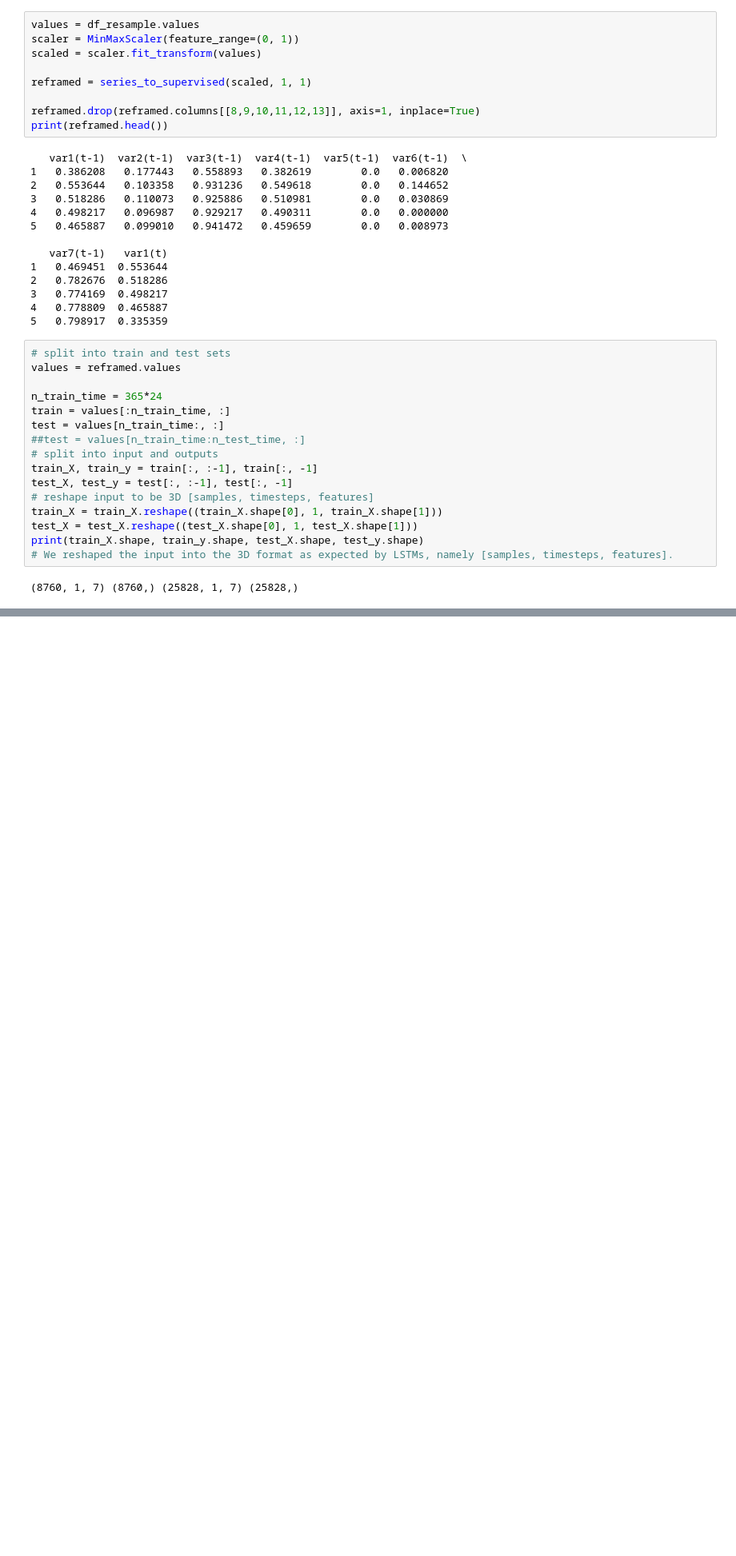
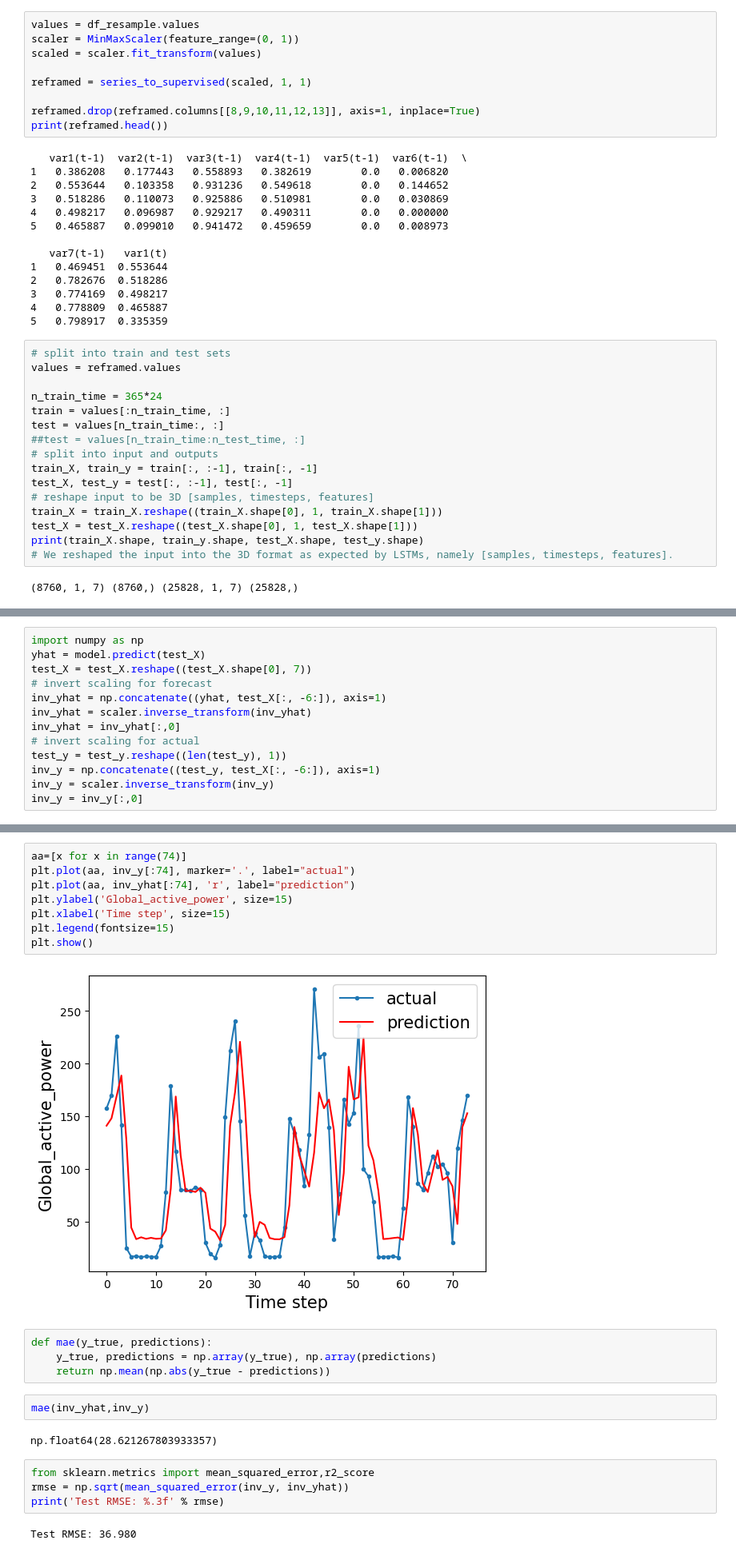
Before and after one commit to imad06/Household-Power-Consumption-Forecasting-Using-Machine-Learning-and-Deep-Learning-Models, a Jupyter notebook: Models/LSTM.ipynb, the cells around one changed output, grey strips where cells are left out. Shown: that part at 80% size. Drawn from its saved outputs; the diff is of its cells as text; blank space fills up the shorter version.

```diff
--- a/Models/LSTM.ipynb
+++ b/Models/LSTM.ipynb
@@ -124,0 +165,13 @@ ImportError: cannot import name 'np_utils' from 'tensorflow.keras.utils' (c:\Use
+# %%
+import numpy as np
+yhat = model.predict(test_X)
+test_X = test_X.reshape((test_X.shape[0], 7))
+# invert scaling for forecast
+inv_yhat = np.concatenate((yhat, test_X[:, -6:]), axis=1)
+inv_yhat = scaler.inverse_transform(inv_yhat)
+inv_yhat = inv_yhat[:,0]
+# invert scaling for actual
+test_y = test_y.reshape((len(test_y), 1))
+inv_y = np.concatenate((test_y, test_X[:, -6:]), axis=1)
+inv_y = scaler.inverse_transform(inv_y)
+inv_y = inv_y[:,0]
@@ -124,0 +180,24 @@ ImportError: cannot import name 'np_utils' from 'tensorflow.keras.utils' (c:\Use
+# %%
+aa=[x for x in range(74)]
+plt.plot(aa, inv_y[:74], marker='.', label="actual")
+plt.plot(aa, inv_yhat[:74], 'r', label="prediction")
+plt.ylabel('Global_active_power', size=15)
+plt.xlabel('Time step', size=15)
+plt.legend(fontsize=15)
+plt.show()
+# %% [output]
+[figure, added]
+# %%
+def mae(y_true, predictions):
+    y_true, predictions = np.array(y_true), np.array(predictions)
+    return np.mean(np.abs(y_true - predictions))
+# %%
+mae(inv_yhat,inv_y)
+# %% [output]
+np.float64(28.621267803933357)
+# %%
+from sklearn.metrics import mean_squared_error,r2_score
+rmse = np.sqrt(mean_squared_error(inv_y, inv_yhat))
+print('Test RMSE: %.3f' % rmse)
+# %% [output]
+Test RMSE: 36.980
```
Also changed, not shown: parts of 3 cells of this notebook, 1 other file.
